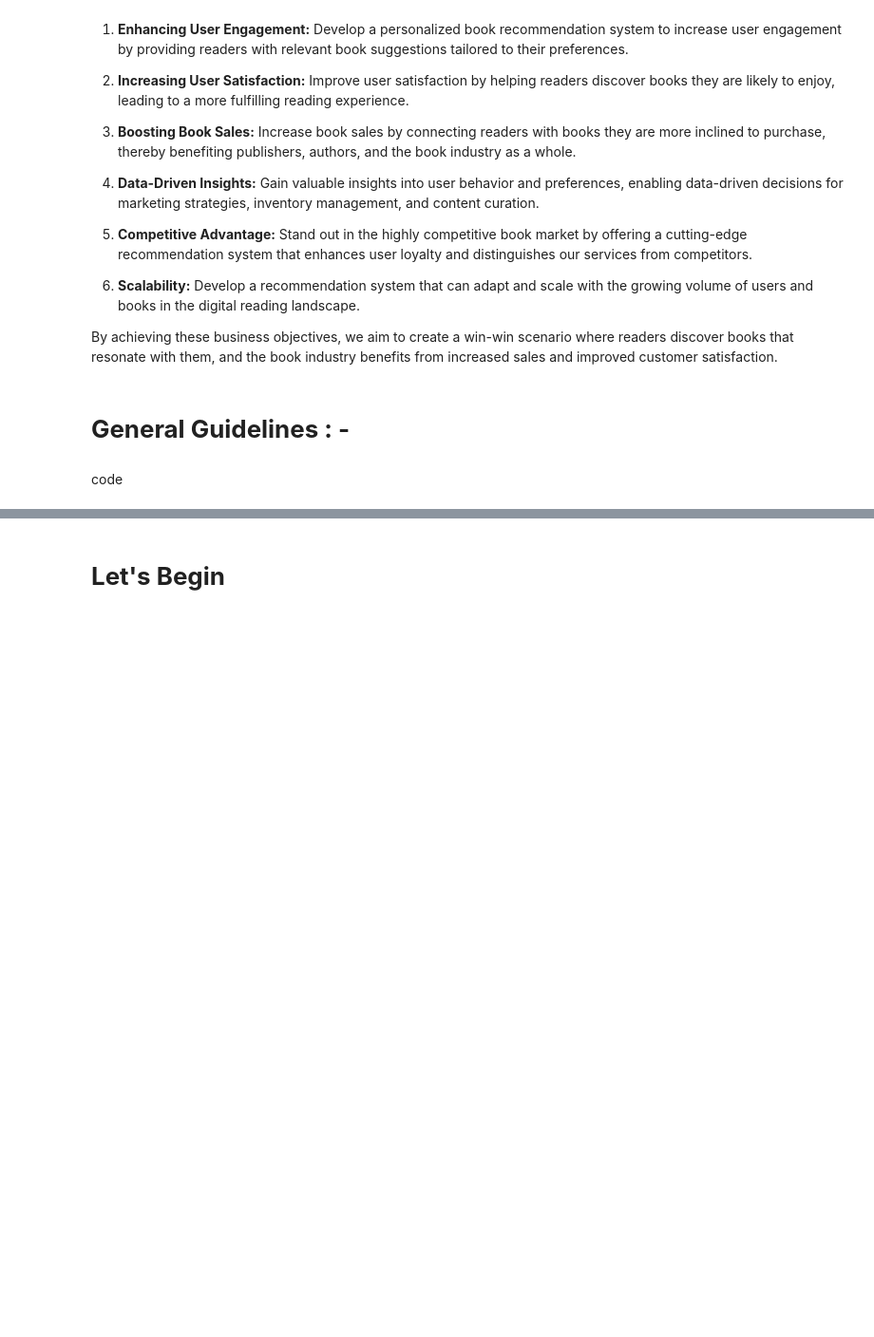
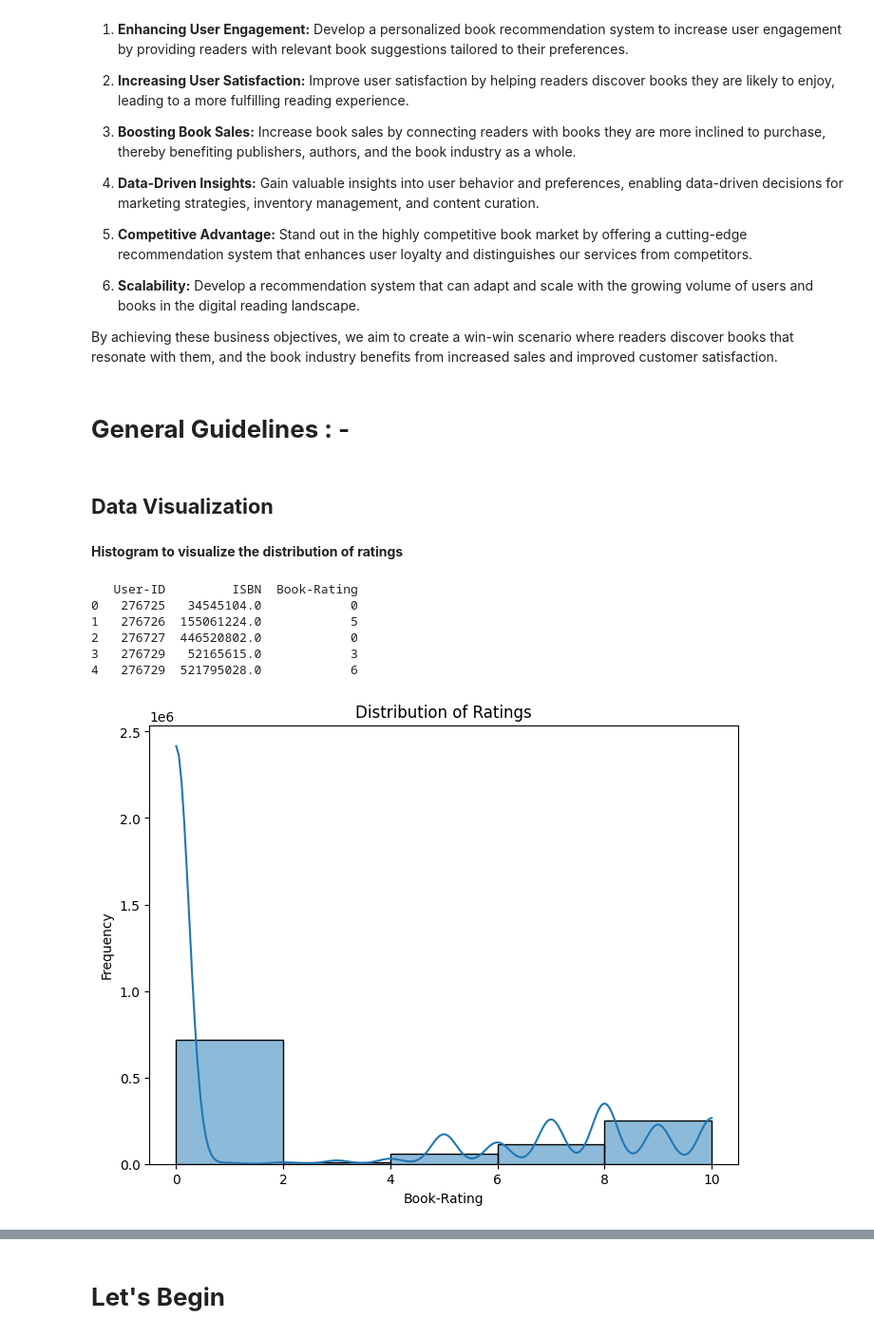
Before and after one commit to marellapujitha/DevOps, a Jupyter notebook: Book_Recommendation_System.ipynb, the cells around one changed output, grey strips where cells are left out. Shown at 95% size. Cells and saved outputs as stored; diff of their text form; code cells hidden in the pictures; blank space fills up the shorter version.

```diff
--- a/Book_Recommendation_System.ipynb
+++ b/Book_Recommendation_System.ipynb
@@ -97,5 +102,5 @@ The primary business objective of this project is to leverage the power of data
 By achieving these business objectives, we aim to create a win-win scenario where readers discover books that resonate with them, and the book industry benefits from increased sales and improved customer satisfaction.
 # %% [markdown]
 # **General Guidelines : -**
-# %% [markdown]
-code
+# %% [markdown]
+## **Data  Visualization**
@@ -101,0 +112,22 @@ code
+# %% [markdown]
+ **Histogram to visualize the distribution of ratings**
+# %%
+d = r'/content/drive/MyDrive/Ratings_modified.csv'
+df = pd.read_csv(d)
+# Display the first few rows of the dataset
+print(df.head())
+# Create a histogram to visualize the distribution of ratings
+plt.figure(figsize=(8, 6))
+sns.histplot(data=df, x='Book-Rating', bins=5, kde=True)
+plt.title('Distribution of Ratings')
+plt.xlabel('Book-Rating')
+plt.ylabel('Frequency')
+plt.show()
+# %% [output]
+   User-ID         ISBN  Book-Rating
+0   276725   34545104.0            0
+1   276726  155061224.0            5
+2   276727  446520802.0            0
+3   276729   52165615.0            3
+4   276729  521795028.0            6
+[figure, added]
```
Also changed, not shown: parts of 23 cells of this notebook.
